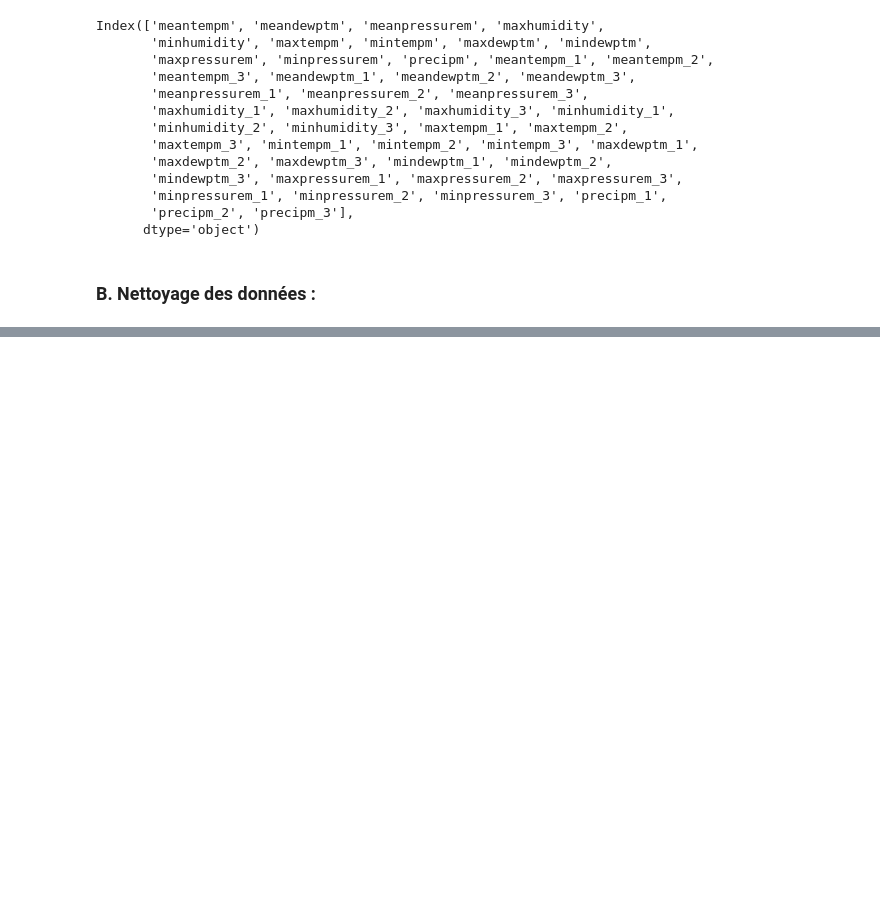
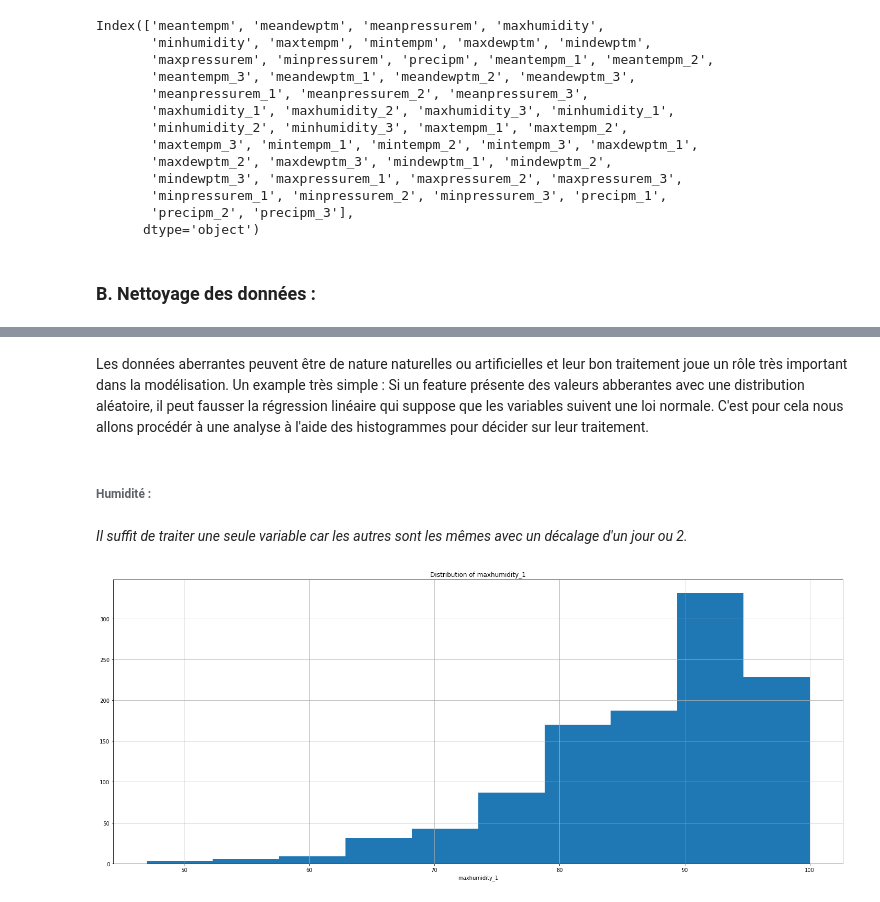
Before and after one commit to Louriz/PFE-Ifremer, a Jupyter notebook: weather_data_vis_pandas_seaborn/Data Visualization with Python for Climat Variables.ipynb, the cells around one changed output, grey strips where cells are left out. Drawn from its saved outputs; the diff is of its cells as text; code cells hidden in the pictures; blank space fills up the shorter version.

```diff
--- a/weather_data_vis_pandas_seaborn/Data Visualization with Python for Climat Variables.ipynb
+++ b/weather_data_vis_pandas_seaborn/Data Visualization with Python for Climat Variables.ipynb
@@ -556,0 +610,13 @@ Index(['meantempm', 'meandewptm', 'meanpressurem', 'maxhumidity',
+# %% [markdown]
+Les données aberrantes peuvent être de nature naturelles ou artificielles et leur bon traitement joue un rôle très important dans la modélisation. Un example très simple : Si un feature présente des valeurs abberantes avec une distribution aléatoire, il peut fausser la régression linéaire qui suppose que les variables suivent une loi normale. C'est pour cela nous allons procédér à une analyse à l'aide des histogrammes pour décider sur leur traitement.
+# %% [markdown]
+###### Humidité :
+# %% [markdown]
+<i>Il suffit de traiter une seule variable car les autres sont les mêmes avec un décalage d'un jour ou 2.</i>
+# %%
+df.maxhumidity_1.hist()
+plt.title('Distribution of maxhumidity_1')
+plt.xlabel('maxhumidity_1')
+plt.show()
+# %% [output]
+[figure, added]
```
Also changed, not shown: parts of 26 cells of this notebook, 2 other files.
